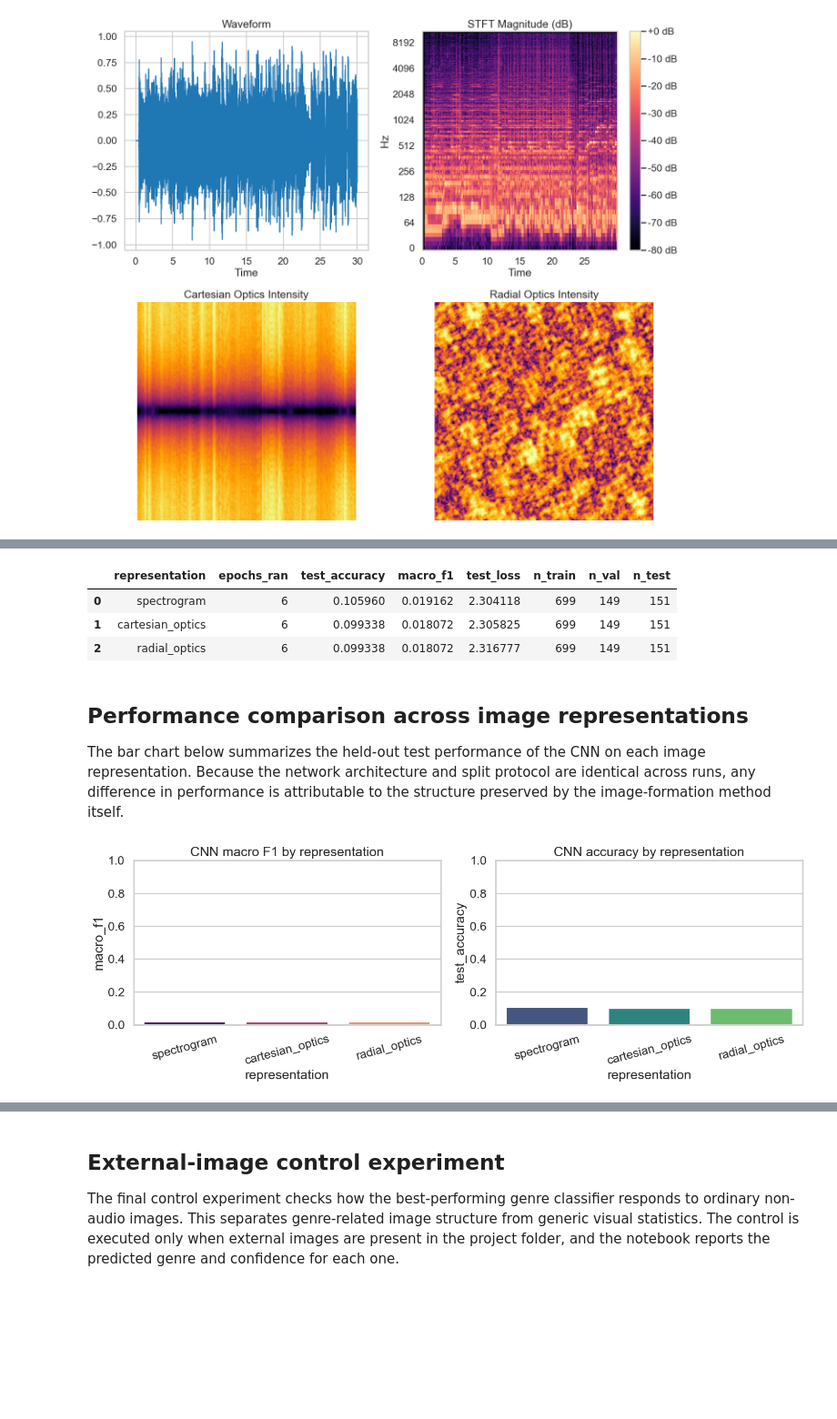
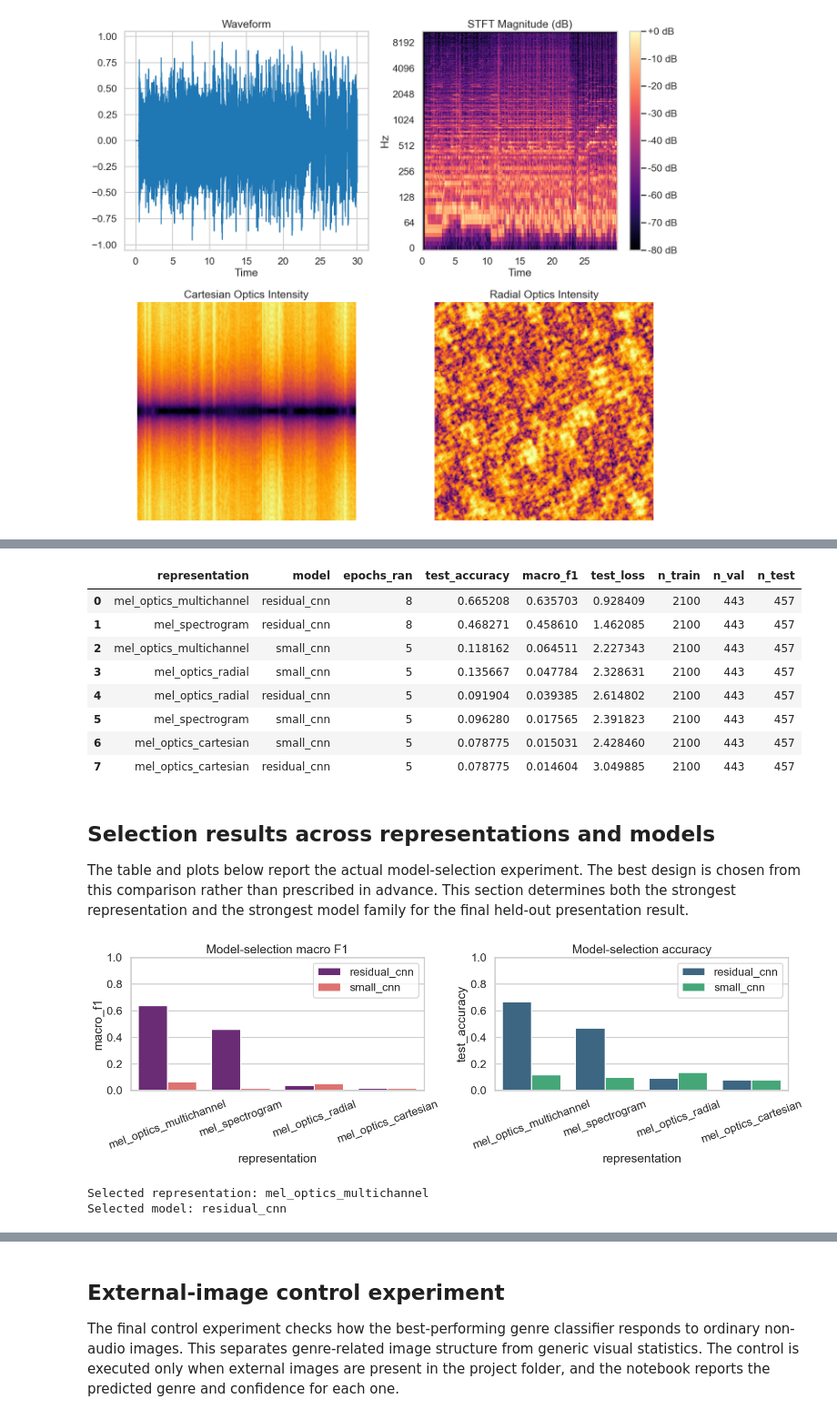
Before and after one commit to ismellpillows/computationalopticsfourier, a Jupyter notebook: audio_optics_genre_research.ipynb, the cells around one changed output, grey strips where cells are left out. Shown at 91% size. Cells and saved outputs as stored; diff of their text form; code cells hidden in the pictures; blank space fills up the shorter version.

```diff
--- a/audio_optics_genre_research.ipynb
+++ b/audio_optics_genre_research.ipynb
@@ -554,30 +800,52 @@ Unreadable files skipped: 1
 # %%
-results_df, reports = train_and_evaluate_cnn(image_dataset=image_dataset, epochs=CNN_EPOCHS, batch_size=32)
-results_df
+candidate_builders = {
+    'small_cnn': build_small_cnn,
+    'residual_cnn': build_residual_cnn,
+}
+search_results_df, search_reports = compare_models_and_representations(
+    image_dataset=window_image_dataset,
+    candidate_builders=candidate_builders,
+    epochs=MODEL_SEARCH_EPOCHS,
+    batch_size=32,
+)
+search_results_df
 # %% [output]
-|  | representation | epochs_ran | test_accuracy | macro_f1 | test_loss | n_train | n_val | n_test |
-| 0 | spectrogram | 6 | 0.105960 | 0.019162 | 2.304118 | 699 | 149 | 151 |
-| 1 | cartesian_optics | 6 | 0.099338 | 0.018072 | 2.305825 | 699 | 149 | 151 |
-| 2 | radial_optics | 6 | 0.099338 | 0.018072 | 2.316777 | 699 | 149 | 151 |
+|  | representation | model | epochs_ran | test_accuracy | macro_f1 | test_loss | n_train | n_val | n_test |
+| 0 | mel_optics_multichannel | residual_cnn | 8 | 0.665208 | 0.635703 | 0.928409 | 2100 | 443 | 457 |
+| 1 | mel_spectrogram | residual_cnn | 8 | 0.468271 | 0.458610 | 1.462085 | 2100 | 443 | 457 |
+| 2 | mel_optics_multichannel | small_cnn | 5 | 0.118162 | 0.064511 | 2.227343 | 2100 | 443 | 457 |
+| 3 | mel_optics_radial | small_cnn | 5 | 0.135667 | 0.047784 | 2.328631 | 2100 | 443 | 457 |
+| 4 | mel_optics_radial | residual_cnn | 5 | 0.091904 | 0.039385 | 2.614802 | 2100 | 443 | 457 |
+| 5 | mel_spectrogram | small_cnn | 5 | 0.096280 | 0.017565 | 2.391823 | 2100 | 443 | 457 |
+| 6 | mel_optics_cartesian | small_cnn | 5 | 0.078775 | 0.015031 | 2.428460 | 2100 | 443 | 457 |
+| 7 | mel_optics_cartesian | residual_cnn | 5 | 0.078775 | 0.014604 | 3.049885 | 2100 | 443 | 457 |
 # %% [markdown]
-## Performance comparison across image representations
+## Selection results across representations and models
 
-The bar chart below summarizes the held-out test performance of the CNN on each image representation. Because the network architecture and split protocol are identical across runs, any difference in performance is attributable to the structure preserved by the image-formation method itself.
+The table and plots below report the actual model-selection experiment. The best design is chosen from this comparison rather than prescribed in advance. This section determines both the strongest representation and the strongest model family for the final held-out presentation result.
 # %%
-if not results_df.empty:
-    fig, axes = plt.subplots(1, 2, figsize=(14, 5))
-    sns.barplot(data=results_df, x='representation', y='macro_f1', ax=axes[0], palette='magma')
-    axes[0].set_title('CNN macro F1 by representation')
+if not search_results_df.empty:
+    fig, axes = plt.subplots(1, 2, figsize=(15, 5))
+    sns.barplot(data=search_results_df, x='representation', y='macro_f1', hue='model', ax=axes[0], palette='magma')
+    axes[0].set_title('Model-selection macro F1')
     axes[0].set_ylim(0, 1)
-    axes[0].tick_params(axis='x', rotation=15)
+    axes[0].tick_params(axis='x', rotation=20)
+    axes[0].legend(loc='upper right')
 
-    sns.barplot(data=results_df, x='representation', y='test_accuracy', ax=axes[1], palette='viridis')
-    axes[1].set_title('CNN accuracy by representation')
+    sns.barplot(data=search_results_df, x='representation', y='test_accuracy', hue='model', ax=axes[1], palette='viridis')
+    axes[1].set_title('Model-selection accuracy')
     axes[1].set_ylim(0, 1)
-    axes[1].tick_params(axis='x', rotation=15)
+    axes[1].tick_params(axis='x', rotation=20)
+    axes[1].legend(loc='upper right')
 
     plt.tight_layout()
     plt.show()
+
+    best_selection = search_results_df.iloc[0]
+    print('Selected representation:', best_selection['representation'])
+    print('Selected model:', best_selection['model'])
 # %% [output]
-[figure, old version]
+[figure, new version]
+Selected representation: mel_optics_multichannel
+Selected model: residual_cnn
 # %%
```
Also changed, not shown: parts of 11 cells of this notebook, 3 other files.
